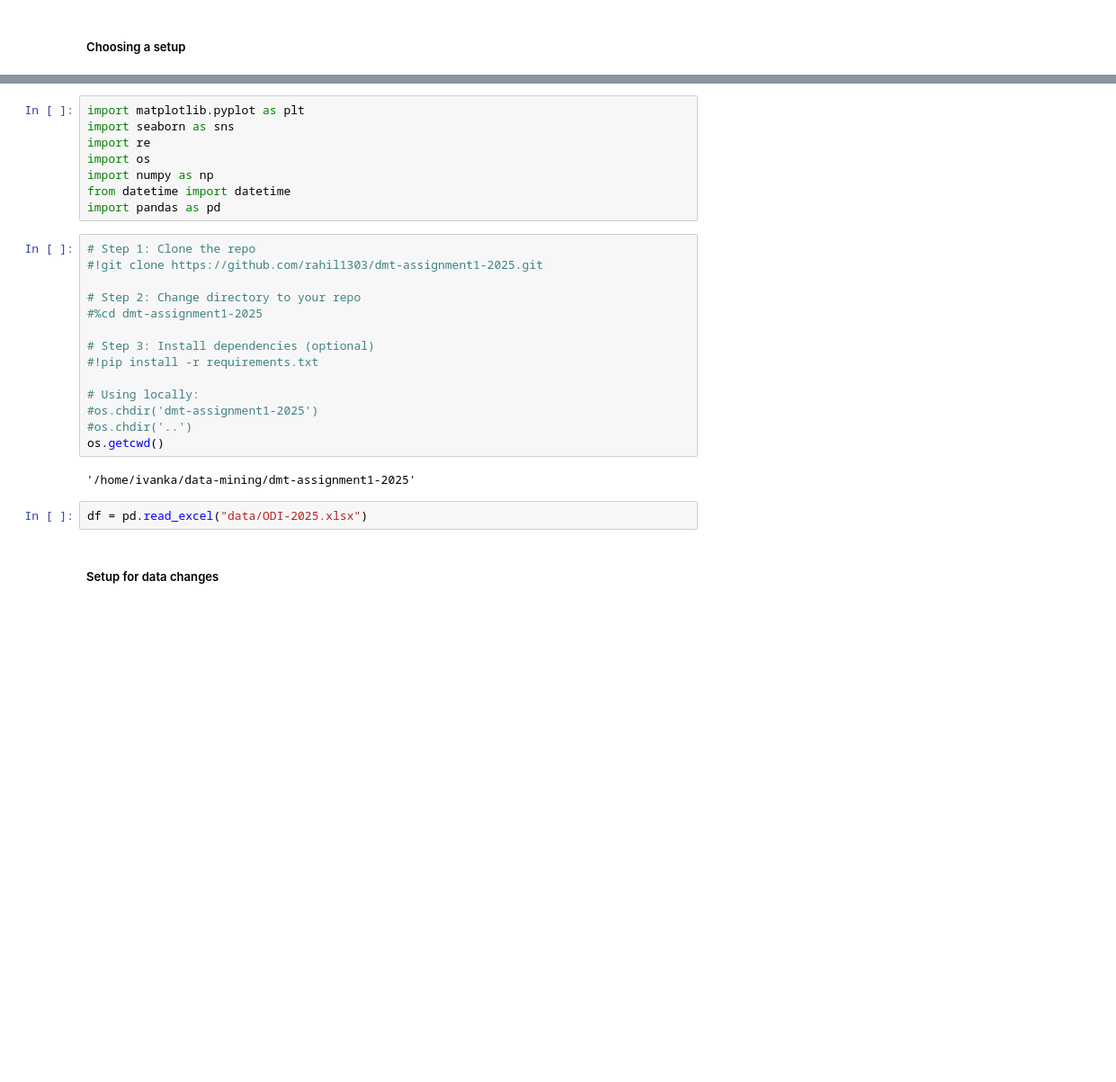
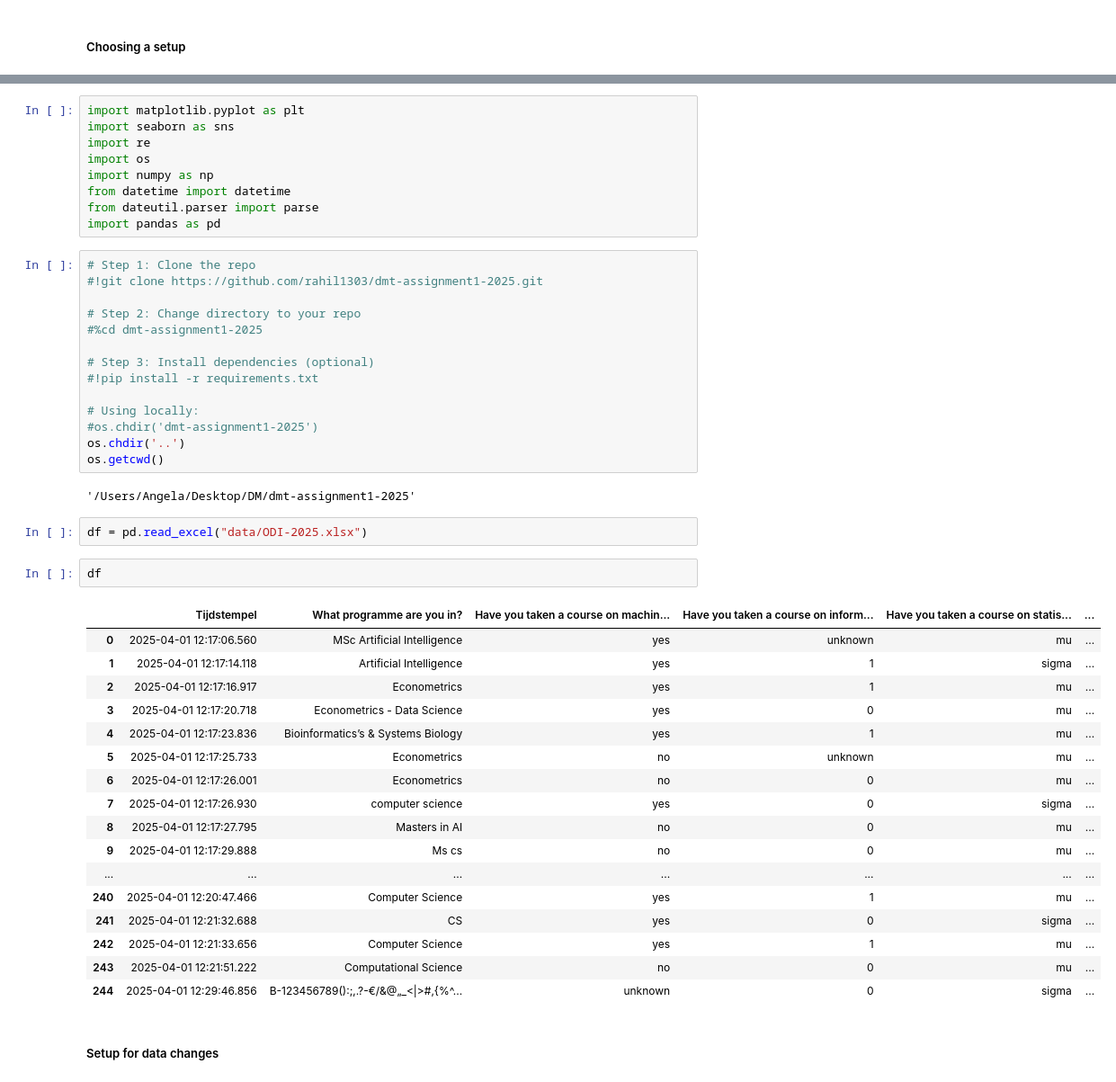
Before and after one commit to rahil1303/dmt-assignment1-2025, a Jupyter notebook: notebooks/Iteration_2_eda.ipynb, the cells around one changed output, grey strips where cells are left out. Shown: that part at 90% size. Drawn from its saved outputs; the diff is of its cells as text; blank space fills up the shorter version.

```diff
--- a/notebooks/Iteration_2_eda.ipynb
+++ b/notebooks/Iteration_2_eda.ipynb
@@ -9,6 +9,7 @@ import re
 import os
 import numpy as np
 from datetime import datetime
+from dateutil.parser import parse
 import pandas as pd
 # %%
 # Step 1: Clone the repo
@@ -22,12 +23,32 @@ import pandas as pd
 
 # Using locally:
 #os.chdir('dmt-assignment1-2025')
-#os.chdir('..')
+os.chdir('..')
 os.getcwd()
 # %% [output]
-'/home/ivanka/data-mining/dmt-assignment1-2025'
+'/Users/Angela/Desktop/DM/dmt-assignment1-2025'
 # %%
 df = pd.read_excel("data/ODI-2025.xlsx")
+# %%
+df
+# %% [output]
+|  | Tijdstempel | What programme are you in? | Have you taken a course on machin... | Have you taken a course on inform... | Have you taken a course on statis... | ... |
+| 0 | 2025-04-01 12:17:06.560 | MSc Artificial Intelligence | yes | unknown | mu | ... |
+| 1 | 2025-04-01 12:17:14.118 | Artificial Intelligence | yes | 1 | sigma | ... |
+| 2 | 2025-04-01 12:17:16.917 | Econometrics | yes | 1 | mu | ... |
+| 3 | 2025-04-01 12:17:20.718 | Econometrics - Data Science | yes | 0 | mu | ... |
+| 4 | 2025-04-01 12:17:23.836 | Bioinformatics’s & Systems Biology | yes | 1 | mu | ... |
+| 5 | 2025-04-01 12:17:25.733 | Econometrics | no | unknown | mu | ... |
+| 6 | 2025-04-01 12:17:26.001 | Econometrics | no | 0 | mu | ... |
+| 7 | 2025-04-01 12:17:26.930 | computer science | yes | 0 | sigma | ... |
+| 8 | 2025-04-01 12:17:27.795 | Masters in AI | no | 0 | mu | ... |
+| 9 | 2025-04-01 12:17:29.888 | Ms cs | no | 0 | mu | ... |
+| ... | ... | ... | ... | ... | ... | ... |
+| 240 | 2025-04-01 12:20:47.466 | Computer Science | yes | 1 | mu | ... |
+| 241 | 2025-04-01 12:21:32.688 | CS | yes | 0 | sigma | ... |
+| 242 | 2025-04-01 12:21:33.656 | Computer Science | yes | 1 | mu | ... |
+| 243 | 2025-04-01 12:21:51.222 | Computational Science | no | 0 | mu | ... |
+| 244 | 2025-04-01 12:29:46.856 | B-123456789():;,.?-€/&@„_<|>#,{%^... | unknown | 0 | sigma | ... |
 # %% [markdown]
 ##### Setup for data changes
 # %% [markdown]
```
Also changed, not shown: parts of 23 cells of this notebook, 1 other file.
